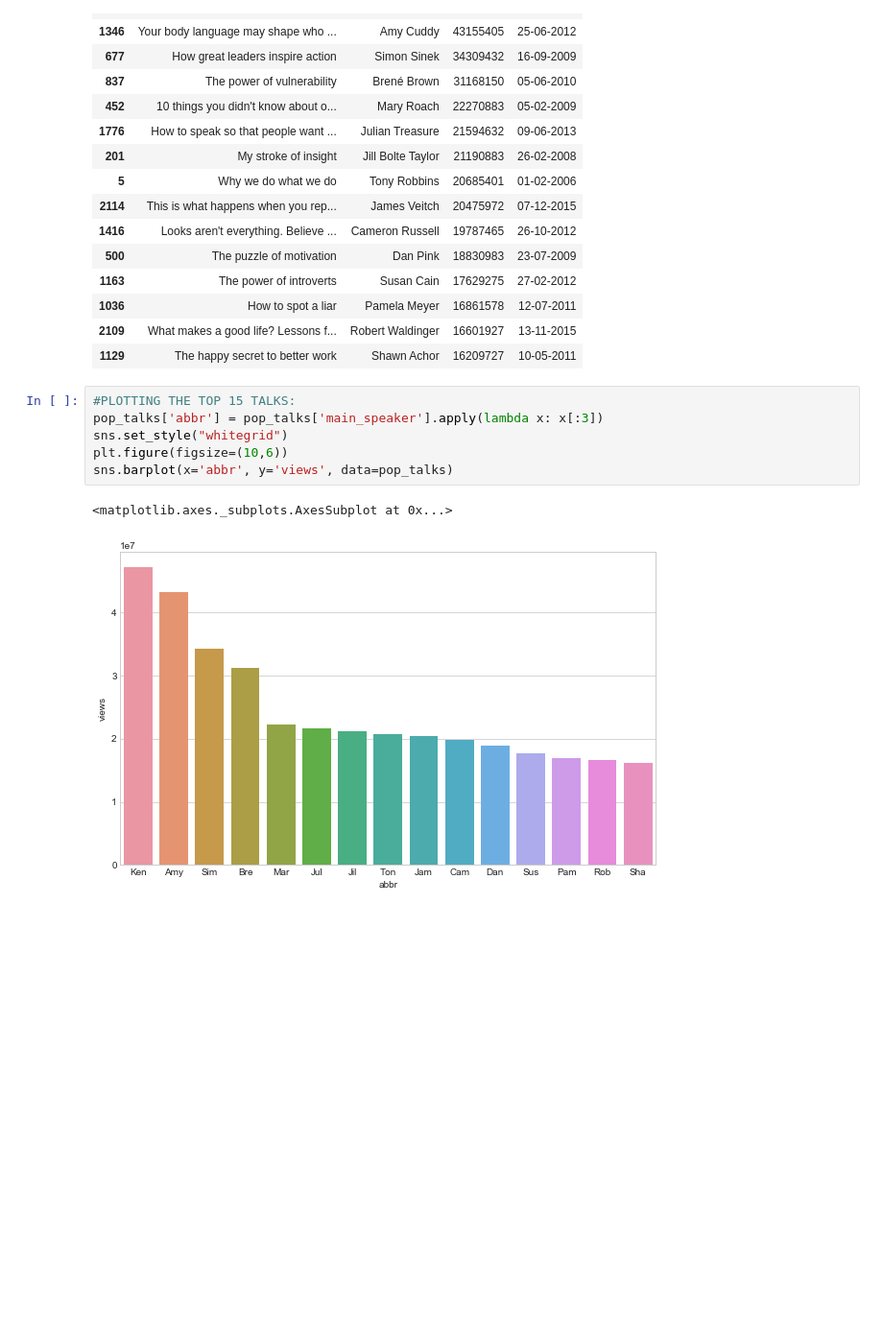
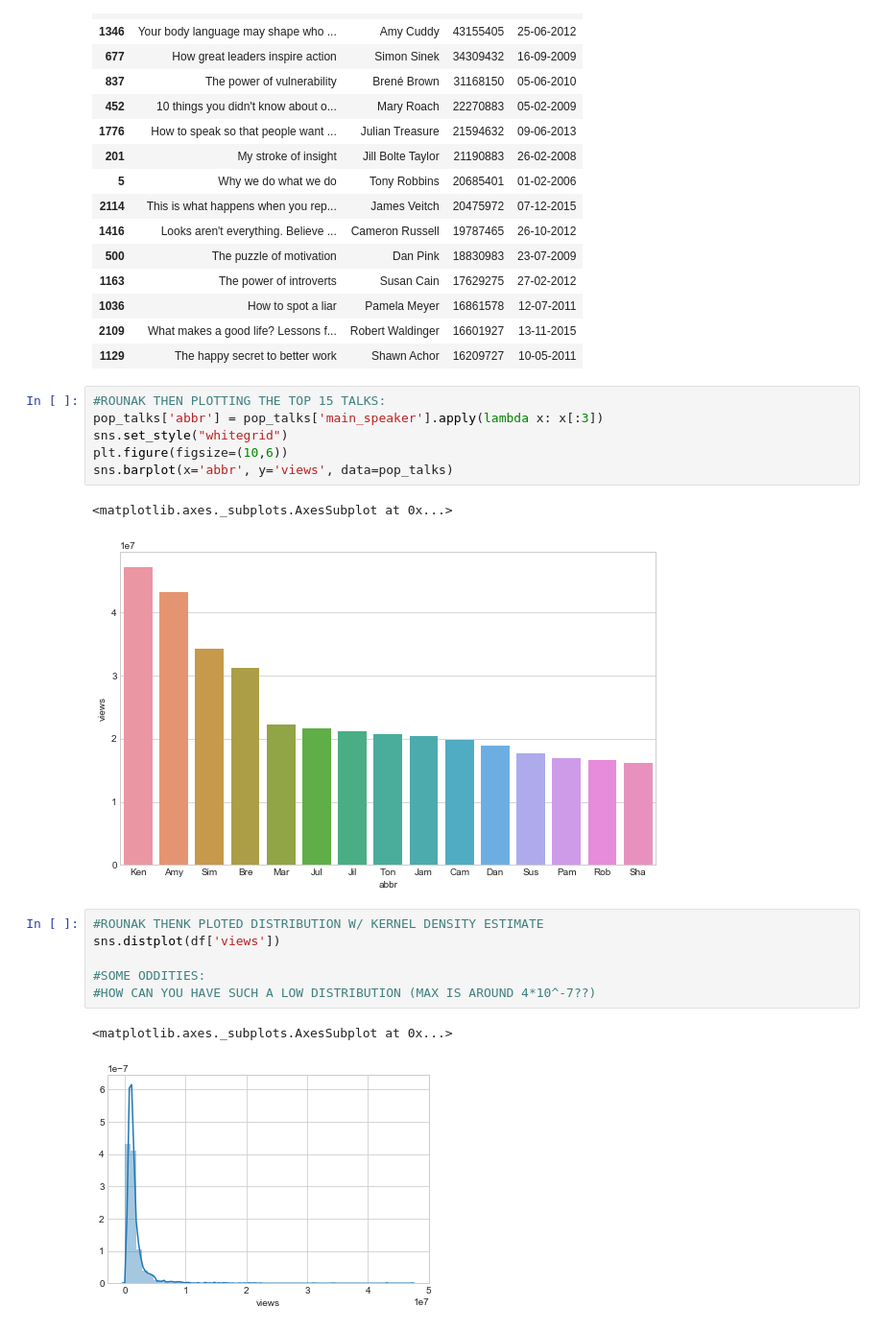
Before and after one commit to mallen69/Project_Sprint_7, a Jupyter notebook: Sprint05_Summarizing_Describing/Jon_Honda.ipynb, the cells around one changed output. Shown at 96% size. Cells and saved outputs as stored; diff of their text form; blank space fills up the shorter version.

```diff
--- a/Sprint05_Summarizing_Describing/Jon_Honda.ipynb
+++ b/Sprint05_Summarizing_Describing/Jon_Honda.ipynb
@@ -275,7 +275,7 @@ pop_talks
 | 2109 | What makes a good life? Lessons f... | Robert Waldinger | 16601927 | 13-11-2015 |
 | 1129 | The happy secret to better work | Shawn Achor | 16209727 | 10-05-2011 |
 # %%
-#PLOTTING THE TOP 15 TALKS:
+#ROUNAK THEN PLOTTING THE TOP 15 TALKS:
 pop_talks['abbr'] = pop_talks['main_speaker'].apply(lambda x: x[:3])
 sns.set_style("whitegrid")
 plt.figure(figsize=(10,6))
@@ -283,3 +283,12 @@ sns.barplot(x='abbr', y='views', data=pop_talks)
 # %% [output]
 <matplotlib.axes._subplots.AxesSubplot at 0x...>
 [figure]
+# %%
+#ROUNAK THENK PLOTED DISTRIBUTION W/ KERNEL DENSITY ESTIMATE
+sns.distplot(df['views'])
+
+#SOME ODDITIES:
+#HOW CAN YOU HAVE SUCH A LOW DISTRIBUTION (MAX IS AROUND 4*10^-7??)
+# %% [output]
+<matplotlib.axes._subplots.AxesSubplot at 0x...>
+[figure, added]
```
Also changed, not shown: parts of 6 cells of this notebook.
